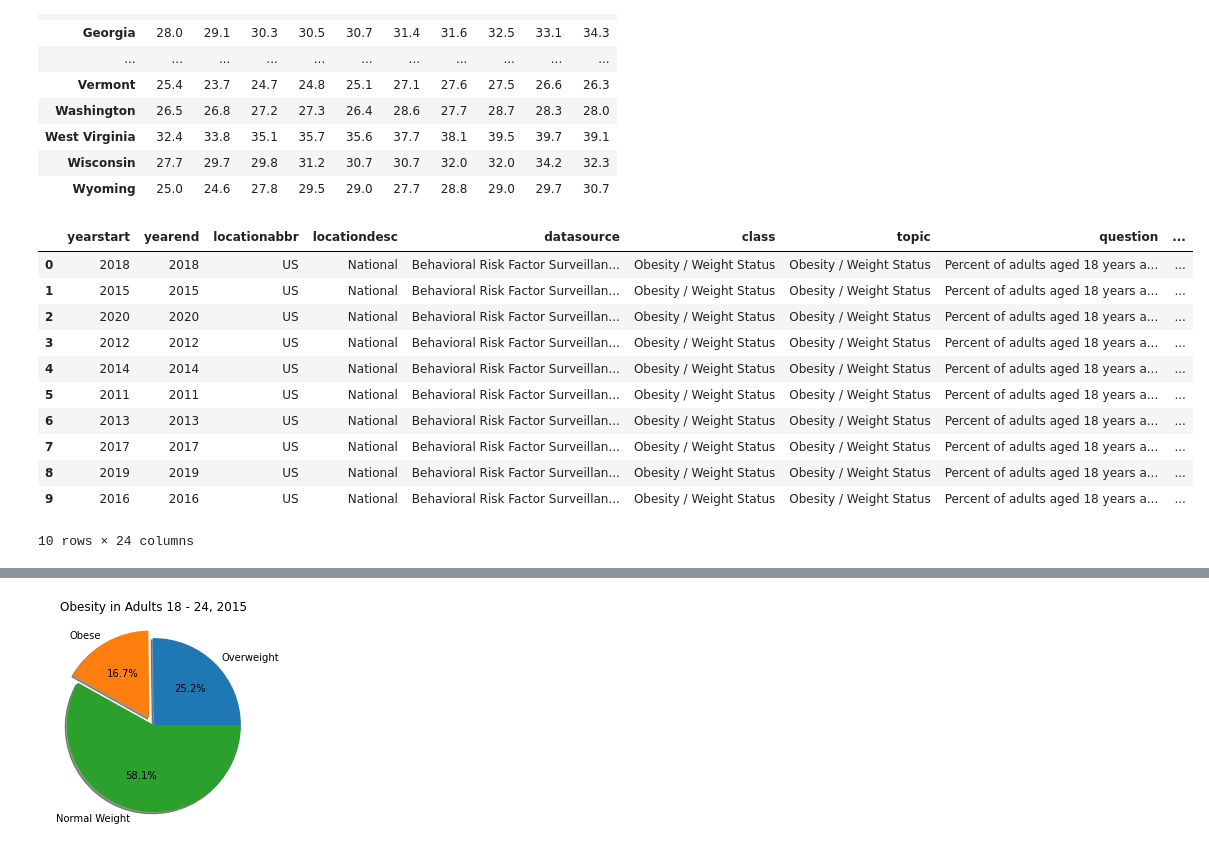
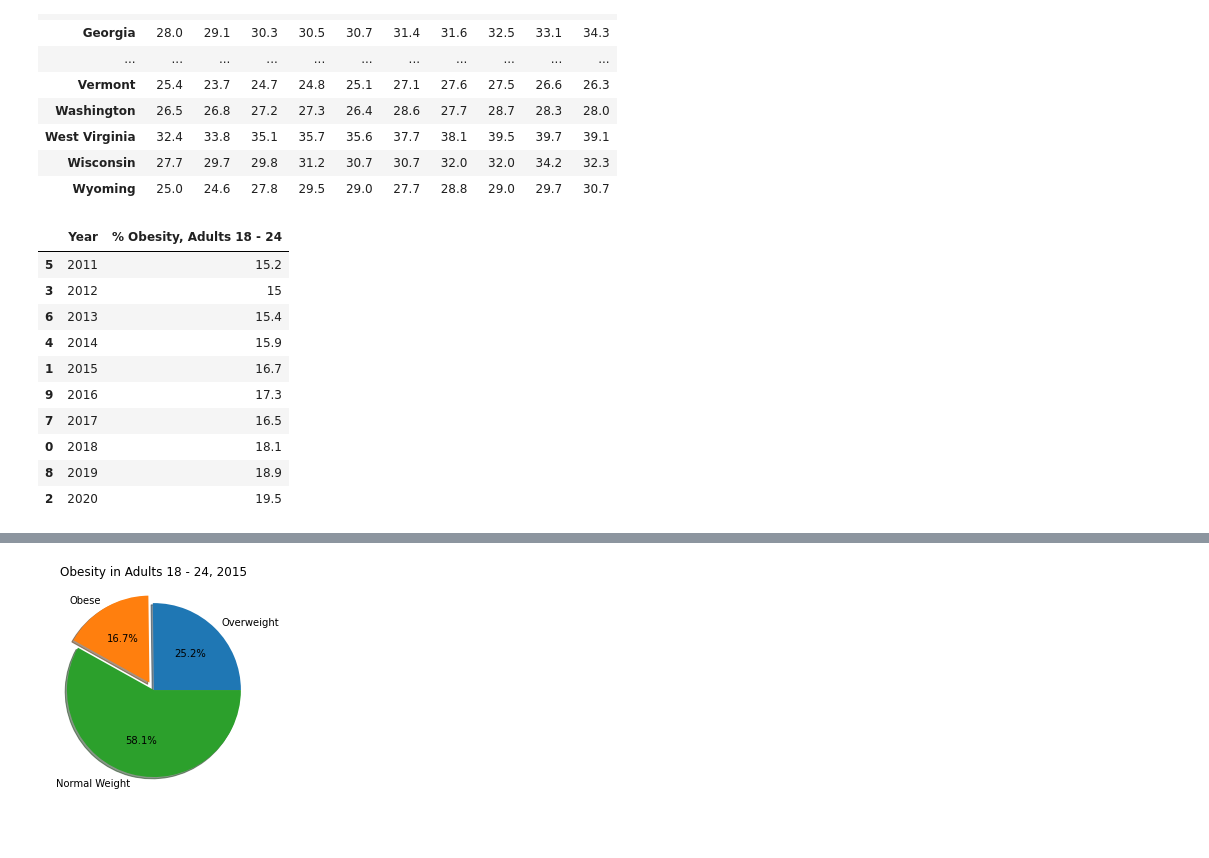
Before and after one commit to hthelander/Project-1, a Jupyter notebook: API_Obesity_dfs.ipynb, the cells around one changed output, grey strips where cells are left out. Drawn from its saved outputs; the diff is of its cells as text; code cells hidden in the pictures.

```diff
--- a/API_Obesity_dfs.ipynb
+++ b/API_Obesity_dfs.ipynb
@@ -565,18 +635,19 @@ adult_obesity_summary
 adult_obesity_summary.to_csv("adult_obesity_summary.csv")
 # %%
 # explore trends in adult obesity for adults who were adolescents when HHFK policy was passed
+Q036="questionid=Q036"
 adult_data_post_HHFK = pd.DataFrame(requests.get(a_url + Q036 + "&age_years=18 - 24" + "&locationabbr=US").json())
+adult_data_post_HHFK = adult_data_post_HHFK[['yearstart', 'data_value']].rename(columns = {'yearstart': 'Year', 'data_value': '% Obesity, Adults 18 - 24'}).sort_values('Year')
 adult_data_post_HHFK
 # %% [output]
-|  | yearstart | yearend | locationabbr | locationdesc | datasource | class | topic | question | ... |
-| 0 | 2018 | 2018 | US | National | Behavioral Risk Factor Surveillan... | Obesity / Weight Status | Obesity / Weight Status | Percent of adults aged 18 years a... | ... |
-| 1 | 2015 | 2015 | US | National | Behavioral Risk Factor Surveillan... | Obesity / Weight Status | Obesity / Weight Status | Percent of adults aged 18 years a... | ... |
-| 2 | 2020 | 2020 | US | National | Behavioral Risk Factor Surveillan... | Obesity / Weight Status | Obesity / Weight Status | Percent of adults aged 18 years a... | ... |
-| 3 | 2012 | 2012 | US | National | Behavioral Risk Factor Surveillan... | Obesity / Weight Status | Obesity / Weight Status | Percent of adults aged 18 years a... | ... |
-| 4 | 2014 | 2014 | US | National | Behavioral Risk Factor Surveillan... | Obesity / Weight Status | Obesity / Weight Status | Percent of adults aged 18 years a... | ... |
-| 5 | 2011 | 2011 | US | National | Behavioral Risk Factor Surveillan... | Obesity / Weight Status | Obesity / Weight Status | Percent of adults aged 18 years a... | ... |
-| 6 | 2013 | 2013 | US | National | Behavioral Risk Factor Surveillan... | Obesity / Weight Status | Obesity / Weight Status | Percent of adults aged 18 years a... | ... |
-| 7 | 2017 | 2017 | US | National | Behavioral Risk Factor Surveillan... | Obesity / Weight Status | Obesity / Weight Status | Percent of adults aged 18 years a... | ... |
-| 8 | 2019 | 2019 | US | National | Behavioral Risk Factor Surveillan... | Obesity / Weight Status | Obesity / Weight Status | Percent of adults aged 18 years a... | ... |
-| 9 | 2016 | 2016 | US | National | Behavioral Risk Factor Surveillan... | Obesity / Weight Status | Obesity / Weight Status | Percent of adults aged 18 years a... | ... |
+|  | Year | % Obesity, Adults 18 - 24 |
+| 5 | 2011 | 15.2 |
+| 3 | 2012 | 15 |
+| 6 | 2013 | 15.4 |
+| 4 | 2014 | 15.9 |
+| 1 | 2015 | 16.7 |
+| 9 | 2016 | 17.3 |
+| 7 | 2017 | 16.5 |
+| 0 | 2018 | 18.1 |
+| 8 | 2019 | 18.9 |
+| 2 | 2020 | 19.5 |
-10 rows × 24 columns
```
Also changed, not shown: parts of 38 cells of this notebook, 7 other files.
